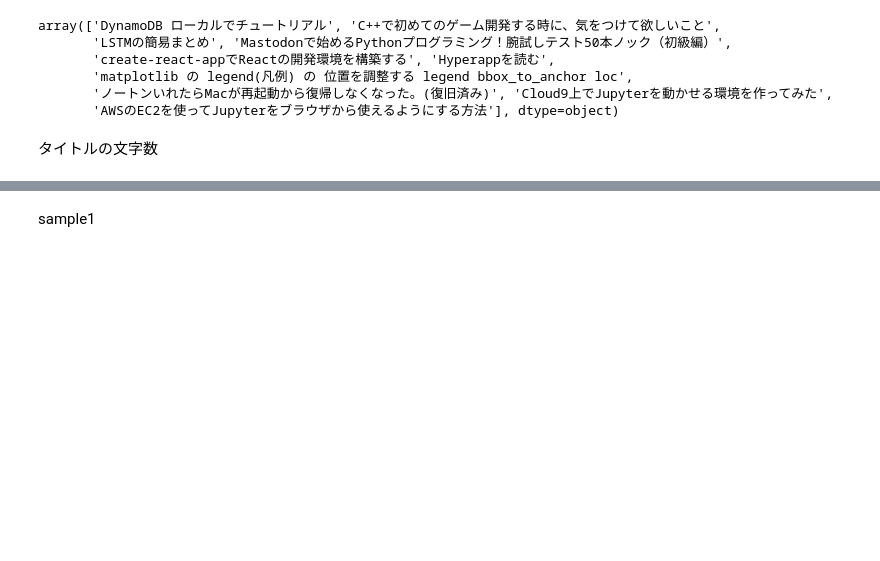
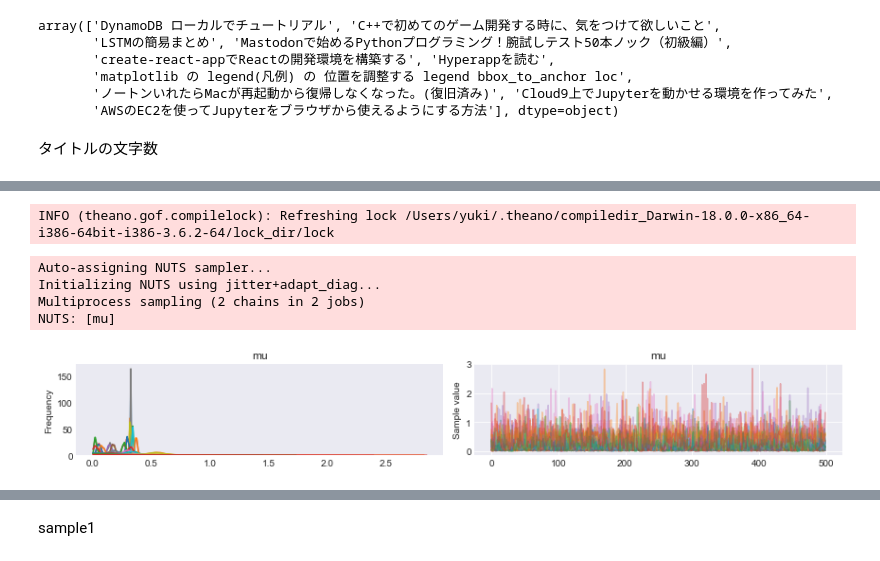
Before and after one commit to yukinagae/qiita_analysis, a Jupyter notebook: バズる記事分析.ipynb, the cells around one changed output, grey strips where cells are left out. Drawn from its saved outputs; the diff is of its cells as text; code cells hidden in the pictures; blank space fills up the shorter version.

```diff
--- a/バズる記事分析.ipynb
+++ b/バズる記事分析.ipynb
@@ -347,0 +376,2 @@ with model:
+# %%
+df_new = df[df["digit_count"]<27]
@@ -347,0 +385,5 @@ with model:
+# %%
+digit_unique = df["digit_count"].unique()
+# %%
+digit_unique.sort()
+digit_unique
@@ -347,0 +405,18 @@ with model:
+# %%
+with pm.Model() as model:
+    mu = pm.HalfNormal("mu", sd=1, shape=len(digit_unique))
+    obs = pm.Poisson("obs", mu=mu[df_new["digit_count"].values], observed=df_new["comments_count"].values)
+# %% [output]
+INFO (theano.gof.compilelock): Refreshing lock /Users/yuki/.theano/compiledir_Darwin-18.0.0-x86_64-i386-64bit-i386-3.6.2-64/lock_dir/lock
+# %%
+with model:
+    trace = pm.sample()
+# %% [output]
+Auto-assigning NUTS sampler...
+Initializing NUTS using jitter+adapt_diag...
+Multiprocess sampling (2 chains in 2 jobs)
+NUTS: [mu]
+# %%
+pm.traceplot(trace);
+# %% [output]
+[figure, added]
```
Also changed, not shown: parts of 91 cells of this notebook.
